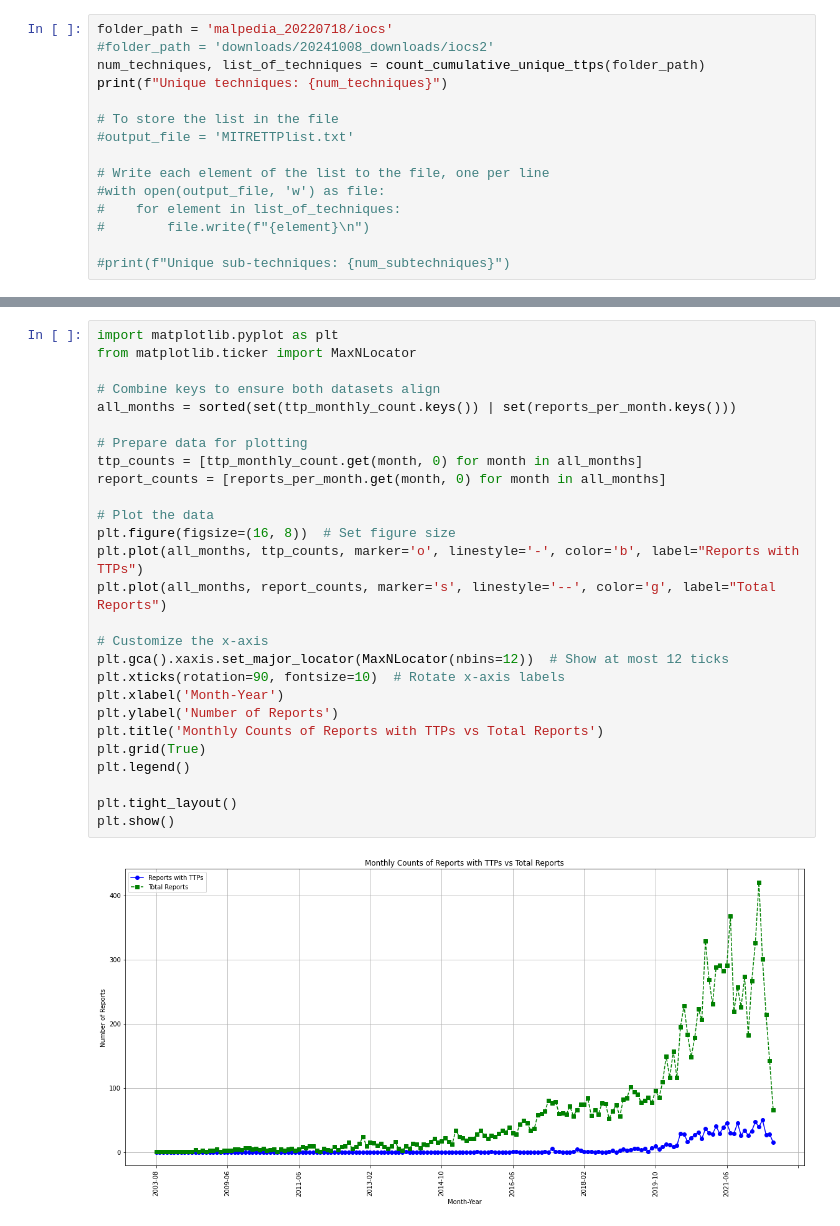
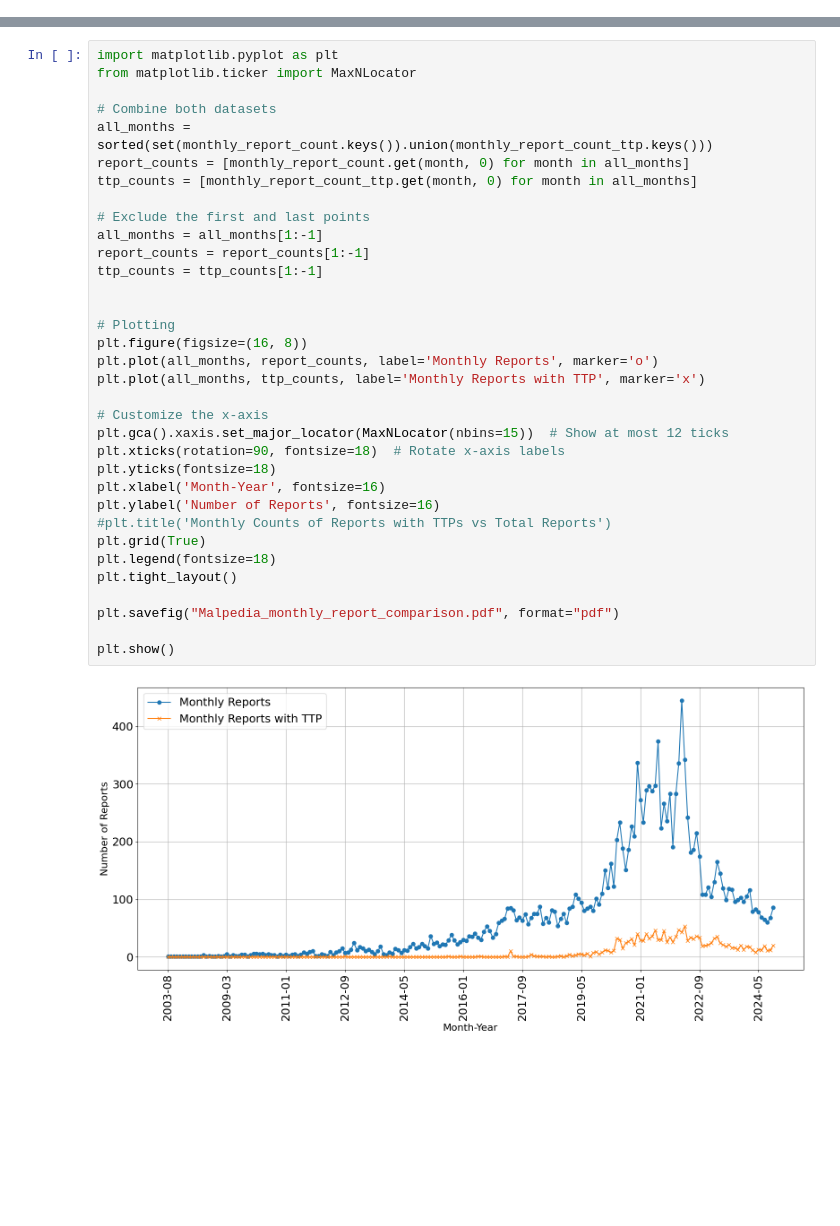
Before and after one commit to sahaaakanksha7/CTITTP, a Jupyter notebook: Techniquemeasurement_Malpedia.ipynb, the cells around one changed output, grey strips where cells are left out. Saved outputs shown, nothing was run; the diff lists cells and outputs as text; blank space fills up the shorter version.

Commit message:
Adding the modified graphs for malpedia reports stats

```diff
--- a/Techniquemeasurement_Malpedia.ipynb
+++ b/Techniquemeasurement_Malpedia.ipynb
@@ -82,15 +0,0 @@ def count_cumulative_unique_ttps(folder_path):
-# %%
-folder_path = 'malpedia_20220718/iocs'
-#folder_path = 'downloads/20241008_downloads/iocs2'
-num_techniques, list_of_techniques = count_cumulative_unique_ttps(folder_path)
-print(f"Unique techniques: {num_techniques}")
-
-# To store the list in the file
-#output_file = 'MITRETTPlist.txt'
-
-# Write each element of the list to the file, one per line
-#with open(output_file, 'w') as file:
-#    for element in list_of_techniques:
-#        file.write(f"{element}\n")
-
-#print(f"Unique sub-techniques: {num_subtechniques}")
@@ -514,29 +341,36 @@ plt.show()
 # %%
 import matplotlib.pyplot as plt
 from matplotlib.ticker import MaxNLocator
 
-# Combine keys to ensure both datasets align
-all_months = sorted(set(ttp_monthly_count.keys()) | set(reports_per_month.keys()))
+# Combine both datasets
+all_months = sorted(set(monthly_report_count.keys()).union(monthly_report_count_ttp.keys()))
+report_counts = [monthly_report_count.get(month, 0) for month in all_months]
+ttp_counts = [monthly_report_count_ttp.get(month, 0) for month in all_months]
 
-# Prepare data for plotting
-ttp_counts = [ttp_monthly_count.get(month, 0) for month in all_months]
-report_counts = [reports_per_month.get(month, 0) for month in all_months]
+# Exclude the first and last points
+all_months = all_months[1:-1]
+report_counts = report_counts[1:-1]
+ttp_counts = ttp_counts[1:-1]
 
-# Plot the data
-plt.figure(figsize=(16, 8))  # Set figure size
-plt.plot(all_months, ttp_counts, marker='o', linestyle='-', color='b', label="Reports with TTPs")
-plt.plot(all_months, report_counts, marker='s', linestyle='--', color='g', label="Total Reports")
+
+# Plotting
+plt.figure(figsize=(16, 8))
+plt.plot(all_months, report_counts, label='Monthly Reports', marker='o')
+plt.plot(all_months, ttp_counts, label='Monthly Reports with TTP', marker='x')
 
 # Customize the x-axis
-plt.gca().xaxis.set_major_locator(MaxNLocator(nbins=12))  # Show at most 12 ticks
-plt.xticks(rotation=90, fontsize=10)  # Rotate x-axis labels
-plt.xlabel('Month-Year')
-plt.ylabel('Number of Reports')
-plt.title('Monthly Counts of Reports with TTPs vs Total Reports')
+plt.gca().xaxis.set_major_locator(MaxNLocator(nbins=15))  # Show at most 12 ticks
+plt.xticks(rotation=90, fontsize=18)  # Rotate x-axis labels
+plt.yticks(fontsize=18)
+plt.xlabel('Month-Year', fontsize=16)
+plt.ylabel('Number of Reports', fontsize=16)
+#plt.title('Monthly Counts of Reports with TTPs vs Total Reports')
 plt.grid(True)
-plt.legend()
+plt.legend(fontsize=18)
+plt.tight_layout()
 
-plt.tight_layout()
+plt.savefig("Malpedia_monthly_report_comparison.pdf", format="pdf")
+
 plt.show()
 # %% [output]
-[figure, old version]
+[figure, new version]
```
Also changed, not shown: parts of 22 cells of this notebook.
